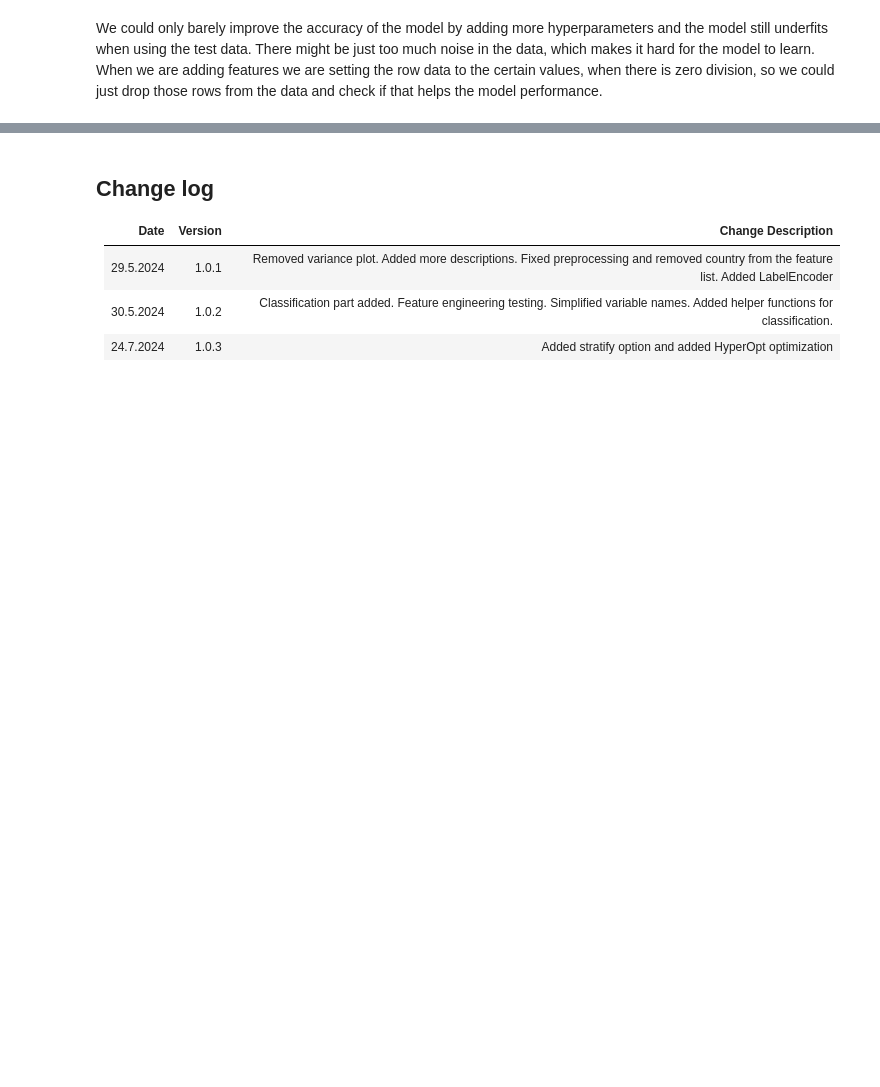
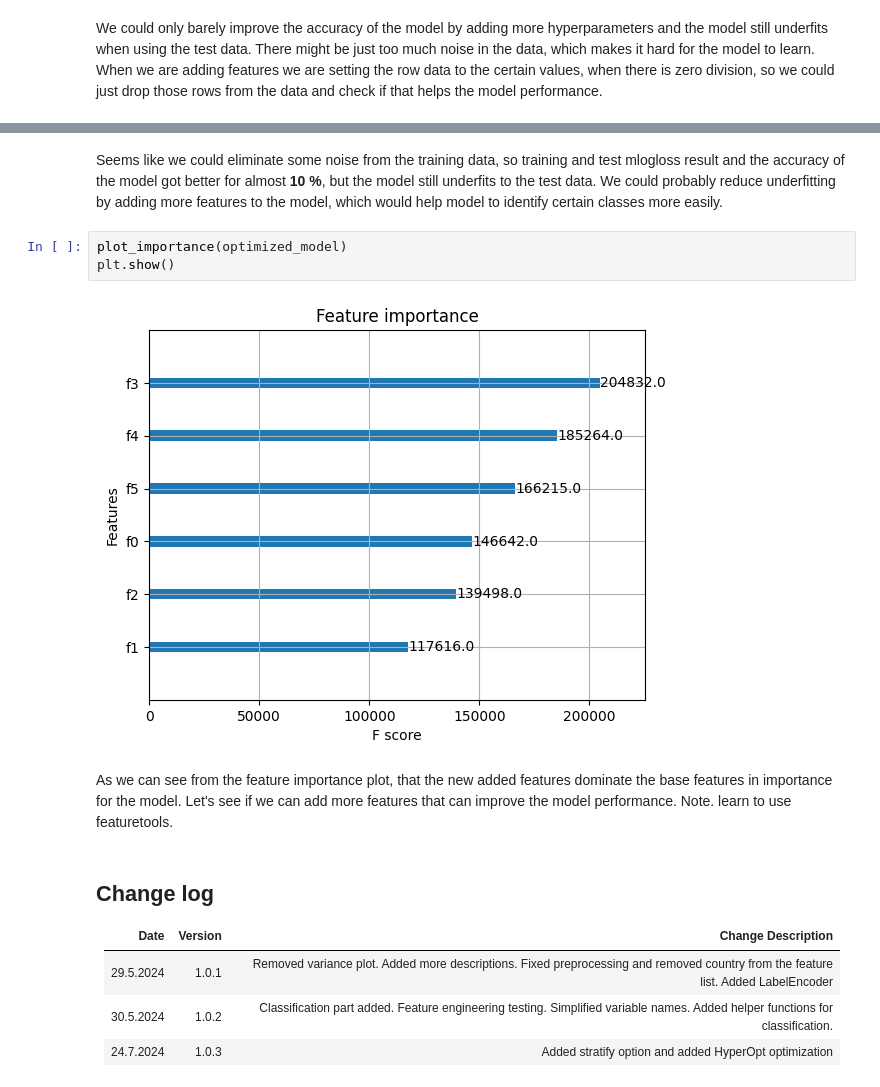
Before and after one commit to SamiAnttalainen/Covid-19_Analysis-Project, a Jupyter notebook: Covid-19_Modeling.ipynb, the cells around one changed output, grey strips where cells are left out. Drawn from its saved outputs; the diff is of its cells as text; blank space fills up the shorter version.

Commit message:
Trained the model with less noisy data and added feature importance plot.

```diff
--- a/Covid-19_Modeling.ipynb
+++ b/Covid-19_Modeling.ipynb
@@ -514,3 +586,12 @@ Accuracy: 0.8278926243010603
+# %% [markdown]
+Seems like we could eliminate some noise from the training data, so training and test mlogloss result and the accuracy of the model got better for almost **10 %**, but the model still underfits to the test data. We could probably reduce underfitting by adding more features to the model, which would help model to identify certain classes more easily.
+# %%
+plot_importance(optimized_model)
+plt.show()
+# %% [output]
+[figure, added]
+# %% [markdown]
+As we can see from the feature importance plot, that the new added features dominate the base features in importance for the model. Let's see if we can add more features that can improve the model performance. Note. learn to use featuretools.
 # %% [markdown]
 ## Change log
 
```
Also changed, not shown: parts of 7 cells of this notebook.
